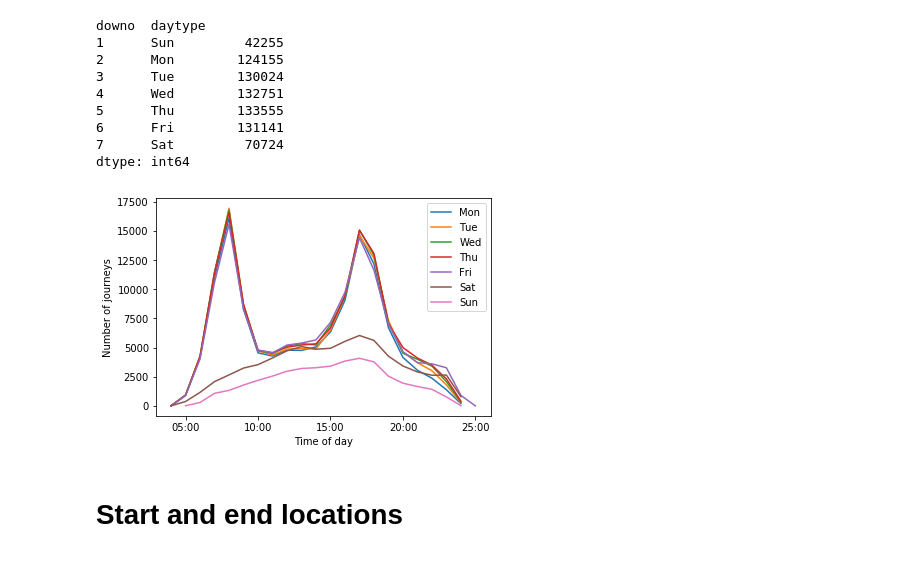
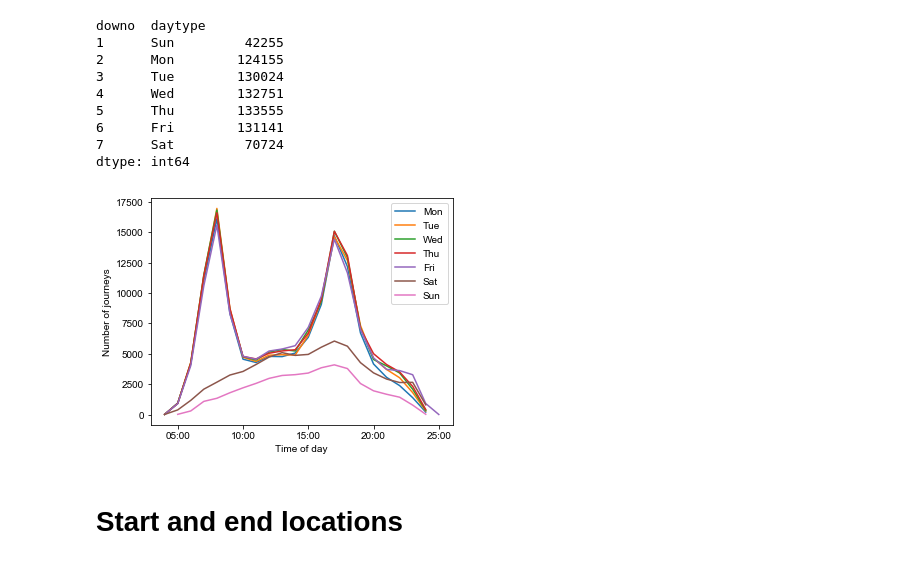
Before and after one commit to joshuablake/Temporal-metapop-epidemic-London-, a Jupyter notebook: src/TFL data.ipynb, the cells around one changed output. Cells and saved outputs as stored; diff of their text form; code cells hidden in the pictures.

Commit message:
Better method for making figures for PLoS

```diff
--- a/src/TFL data.ipynb
+++ b/src/TFL data.ipynb
@@ -8,6 +8,8 @@ import matplotlib
 import matplotlib.pyplot as plt
 import scipy
 import seaborn as sns
+import figs
+figs.set_rc()
 %matplotlib inline
 # %%
 plt.rcParams['savefig.dpi'] = 300
@@ -148,18 +150,18 @@ downo  daytype
 7      Sat         70724
 dtype: int64
 # %%
+figs.set_size(5.2, .75)
 ax = plt.subplot(xlabel='Time of day', ylabel='Number of journeys',)
 for i, day in enumerate(['Mon', 'Tue', 'Wed', 'Thu', 'Fri', 'Sat', 'Sun']):
     daynum = (i + 1) % 7
     dat = by_day_time[by_day_time['day']==daynum]
     dat.plot(x='time', y='journeys', ax=ax, label=day)
 
 ax.set_xlabel('Time of day')
 ax.set_xticklabels(['{:0>2}:00'.format(int(x)) for x in ax.get_xticks()]);
-plt.gcf().set_size_inches((6,4))
-# plt.savefig('../../diss/journeyTime.pgf')
+plt.savefig('../../figs/Fig5.tif')
 # %% [output]
-[figure, old version]
+[figure, new version]
 # %% [markdown]
 # Start and end locations
 # %%
```
Also changed, not shown: parts of 3 cells of this notebook, 4 other files.
